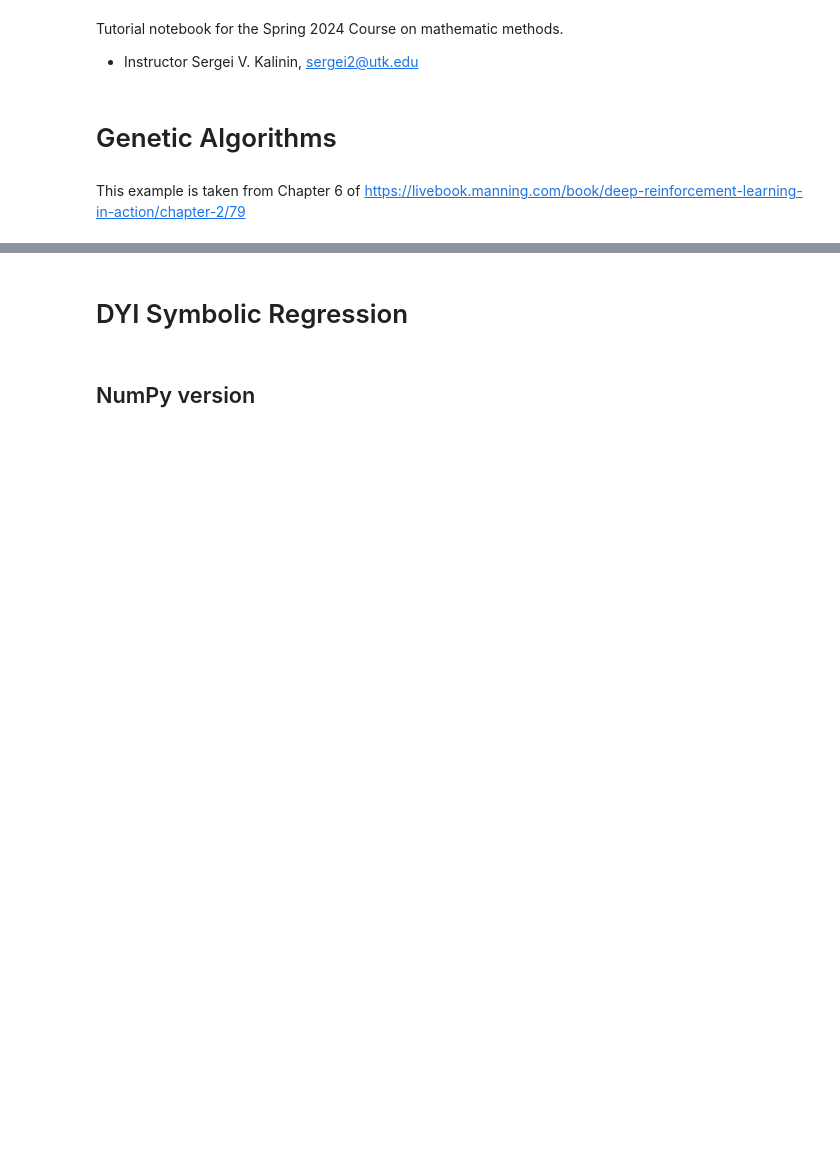
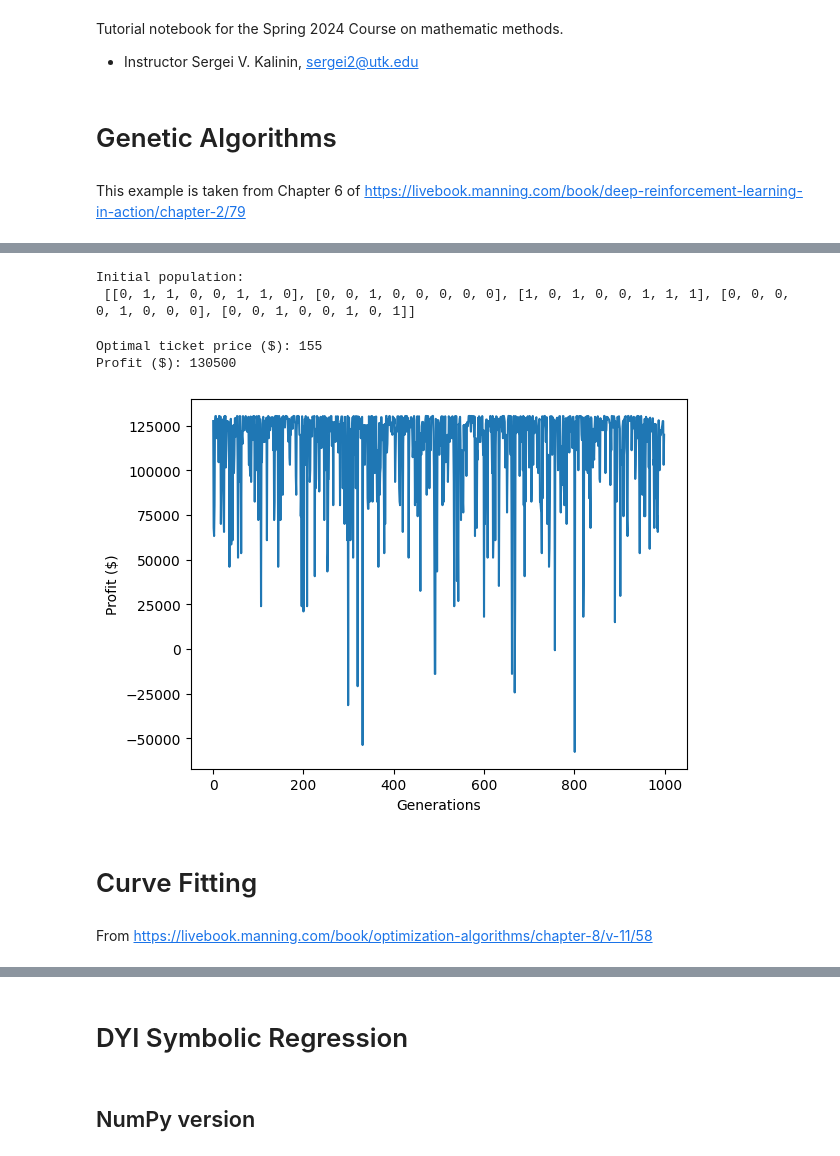
Before and after one commit to SergeiVKalinin/MSE_Spring2024, a Jupyter notebook: Module 1/6_DYI_Symbolic_Regression.ipynb, the cells around one changed output, grey strips where cells are left out. Cells and saved outputs as stored; diff of their text form; code cells hidden in the pictures; blank space fills up the shorter version.

```diff
--- a/Module 1/6_DYI_Symbolic_Regression.ipynb
+++ b/Module 1/6_DYI_Symbolic_Regression.ipynb
@@ -164,0 +299,55 @@ plt.plot(pop_fit)
+# %%
+def BGA(population, num_gen, num_parents, crossover_prob, mutation_prob, use_tqdm = False):
+    states = []
+    best_solution = []
+    best_score = 0
+    if use_tqdm: pbar = tqdm(total=num_gen)
+    for _ in range(num_gen):
+        if use_tqdm: pbar.update()
+        # Get population fitness
+        scores, population = fitness_score(population)
+        current_best_score = scores[0]
+        current_best_solution = population[0]
+        states.append(current_best_score)
+        if current_best_score > best_score:
+            best_score = current_best_score
+            best_solution = int("".join(str(x) for x in copy(current_best_solution)), base=2)
+        parents = select_parent(population, num_parents)
+        # parents = roulette_wheel_selection(population, num_parents) # uncomment this line to use roulette wheel selection
+        parents = crossover(parents, crossover_prob)
+        population = mutation(population,mutation_prob)
+    return best_solution, best_score, states
+# %%
+num_gen = 1000
+pop_size = 5
+crossover_prob = 0.7
+mutation_prob = 0.3
+num_parents = 2
+
+# Solution representation
+chromosome_length = 8
+best_score = -100000
+
+# Initialize the "best solution"
+population = init_pop(pop_size, chromosome_length)
+print("Initial population: \n", population)
+# %% [output]
+Initial population:
+ [[0, 1, 1, 0, 0, 1, 1, 0], [0, 0, 1, 0, 0, 0, 0, 0], [1, 0, 1, 0, 0, 1, 1, 1], [0, 0, 0, 0, 1, 0, 0, 0], [0, 0, 1, 0, 0, 1, 0, 1]]
+# %%
+best_solution, best_score, states = BGA(population, num_gen, num_parents, crossover_prob, mutation_prob, use_tqdm=True)
+# %%
+print(f"Optimal ticket price ($): {best_solution}")
+print(f"Profit ($): {best_score}")
+plt.plot(states)
+plt.xlabel("Generations")
+plt.ylabel("Profit ($)")
+plt.show()
+# %% [output]
+Optimal ticket price ($): 155
+Profit ($): 130500
+[figure, added]
+# %% [markdown]
+# Curve Fitting
+# %% [markdown]
+From https://livebook.manning.com/book/optimization-algorithms/chapter-8/v-11/58
```
Also changed, not shown: parts of 37 cells of this notebook.
